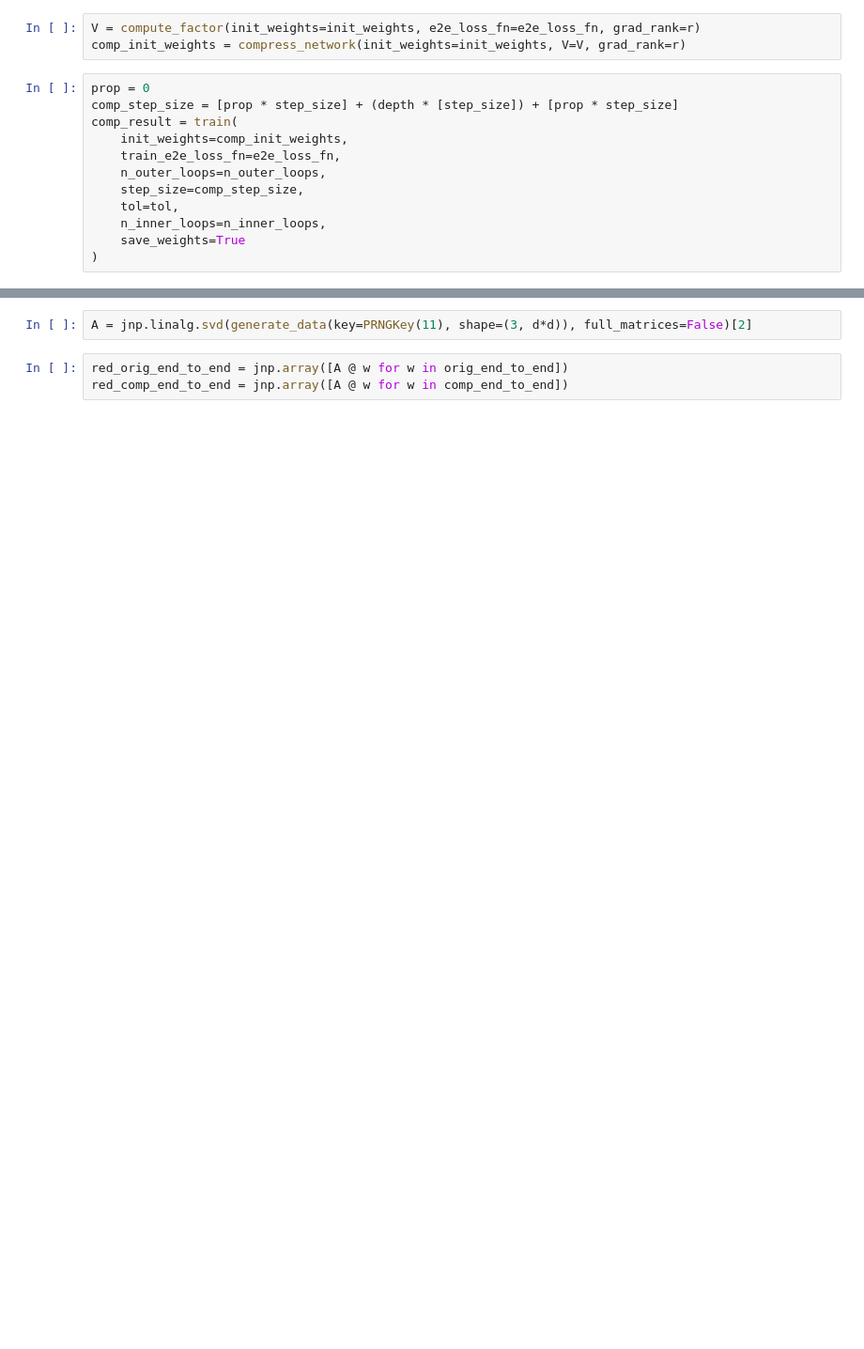
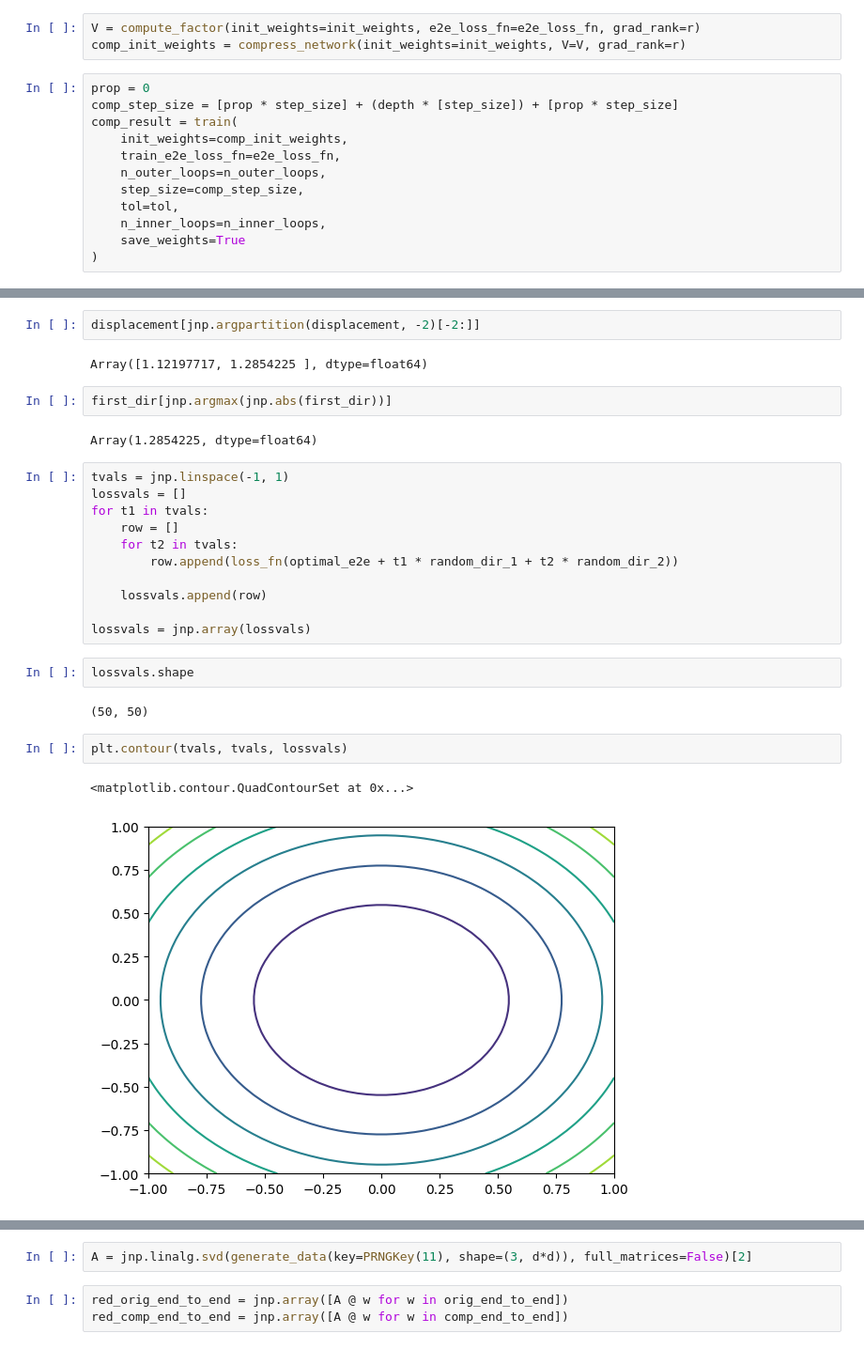
Before and after one commit to cjyaras/law-of-parsimony, a Jupyter notebook: fig_equiv_traj_L2.ipynb, the cells around one changed output, grey strips where cells are left out. Shown: that part at 94% size. Cells and saved outputs as stored; diff of their text form; blank space fills up the shorter version.

```diff
--- a/fig_equiv_traj_L2.ipynb
+++ b/fig_equiv_traj_L2.ipynb
@@ -77,0 +128,28 @@ comp_end_to_end = [compute_end_to_end(w).reshape(-1) for w in comp_weights]
+# %%
+displacement[jnp.argpartition(displacement, -2)[-2:]]
+# %% [output]
+Array([1.12197717, 1.2854225 ], dtype=float64)
+# %%
+first_dir[jnp.argmax(jnp.abs(first_dir))]
+# %% [output]
+Array(1.2854225, dtype=float64)
+# %%
+tvals = jnp.linspace(-1, 1)
+lossvals = []
+for t1 in tvals:
+    row = []
+    for t2 in tvals:
+        row.append(loss_fn(optimal_e2e + t1 * random_dir_1 + t2 * random_dir_2))
+
+    lossvals.append(row)
+
+lossvals = jnp.array(lossvals)
+# %%
+lossvals.shape
+# %% [output]
+(50, 50)
+# %%
+plt.contour(tvals, tvals, lossvals)
+# %% [output]
+<matplotlib.contour.QuadContourSet at 0x...>
+[figure, added]
```
Also changed, not shown: parts of 12 cells of this notebook, 1 other file.
